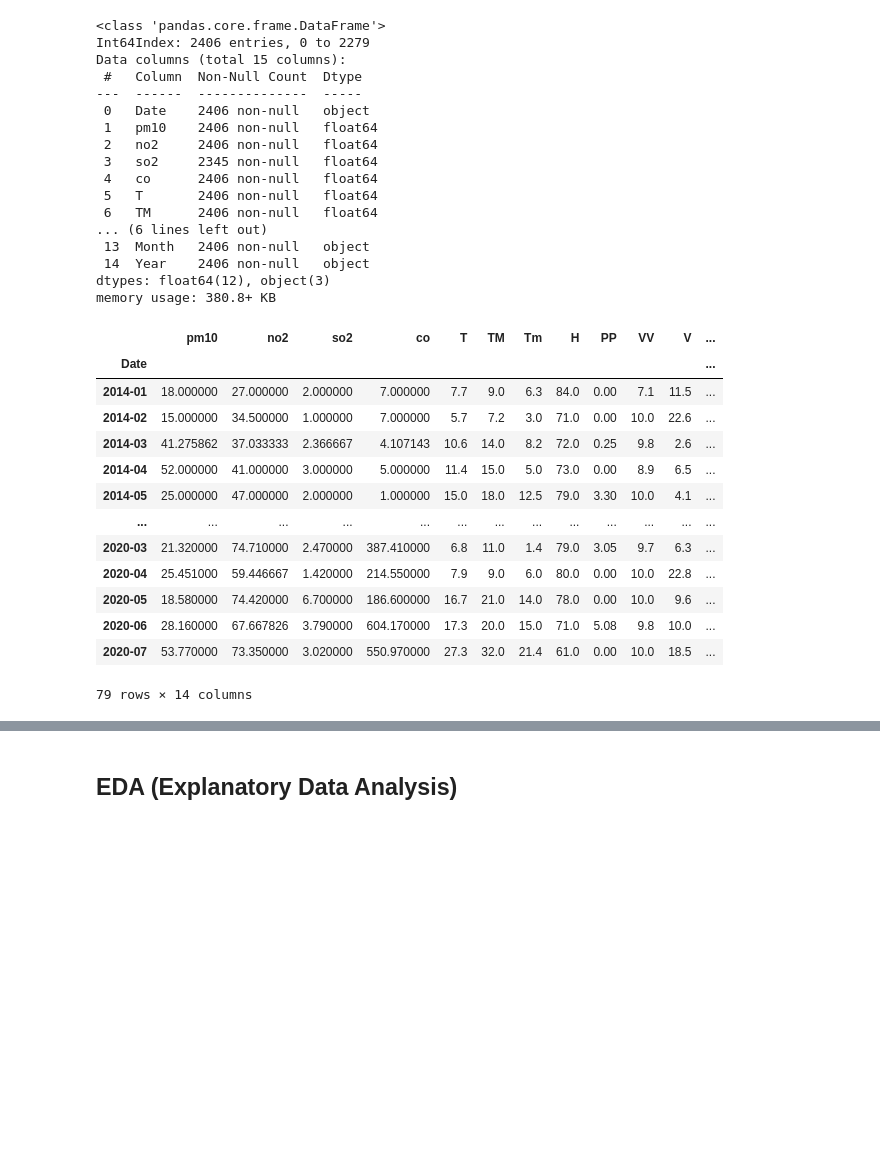
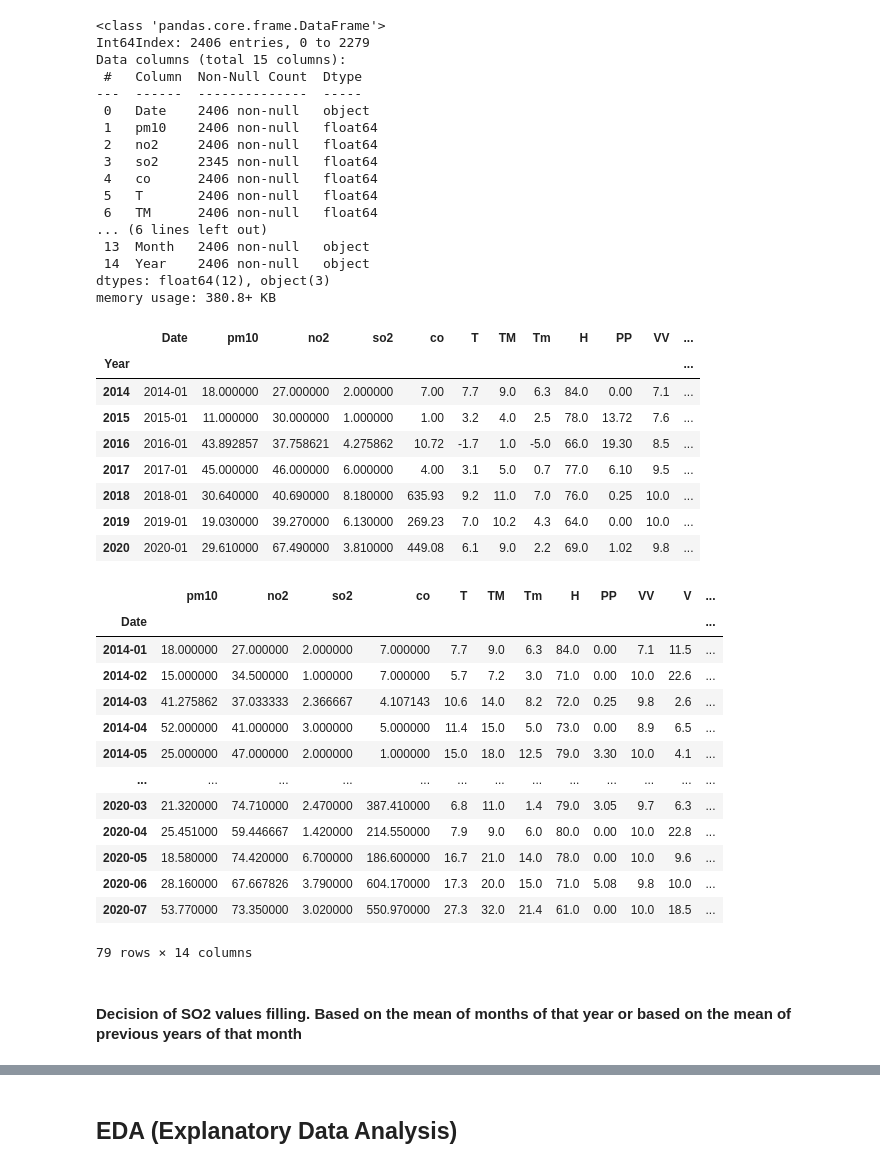
Before and after one commit to erolerdogan/AirQuality_in_Istanbul, a Jupyter notebook: AQI_in_Istanbul.ipynb, the cells around one changed output, grey strips where cells are left out. Saved outputs shown, nothing was run; the diff lists cells and outputs as text; code cells hidden in the pictures; blank space fills up the shorter version.

Commit message:
Combined_df visualizations (filtered by year/month/normal) have been added

```diff
--- a/AQI_in_Istanbul.ipynb
+++ b/AQI_in_Istanbul.ipynb
@@ -452,20 +451,34 @@ Data columns (total 15 columns):
 dtypes: float64(12), object(3)
 memory usage: 380.8+ KB
 # %%
-grouped_combined_df = combined_df.groupby(["Date"], sort=False)
-grouped_combined_df.first()
+month_grouped_combined_df = combined_df.groupby(["Date"], sort=False)
+year_grouped_combined_df = combined_df.groupby([combined_df.Year])
-# %% [output]
-|  | pm10 | no2 | so2 | co | T | TM | Tm | H | PP | VV | V | ... |
-| Date |  |  |  |  |  |  |  |  |  |  |  | ... |
-| 2014-01 | 18.000000 | 27.000000 | 2.000000 | 7.000000 | 7.7 | 9.0 | 6.3 | 84.0 | 0.00 | 7.1 | 11.5 | ... |
-| 2014-02 | 15.000000 | 34.500000 | 1.000000 | 7.000000 | 5.7 | 7.2 | 3.0 | 71.0 | 0.00 | 10.0 | 22.6 | ... |
-| 2014-03 | 41.275862 | 37.033333 | 2.366667 | 4.107143 | 10.6 | 14.0 | 8.2 | 72.0 | 0.25 | 9.8 | 2.6 | ... |
-| 2014-04 | 52.000000 | 41.000000 | 3.000000 | 5.000000 | 11.4 | 15.0 | 5.0 | 73.0 | 0.00 | 8.9 | 6.5 | ... |
-| 2014-05 | 25.000000 | 47.000000 | 2.000000 | 1.000000 | 15.0 | 18.0 | 12.5 | 79.0 | 3.30 | 10.0 | 4.1 | ... |
-| ... | ... | ... | ... | ... | ... | ... | ... | ... | ... | ... | ... | ... |
-| 2020-03 | 21.320000 | 74.710000 | 2.470000 | 387.410000 | 6.8 | 11.0 | 1.4 | 79.0 | 3.05 | 9.7 | 6.3 | ... |
-| 2020-04 | 25.451000 | 59.446667 | 1.420000 | 214.550000 | 7.9 | 9.0 | 6.0 | 80.0 | 0.00 | 10.0 | 22.8 | ... |
-| 2020-05 | 18.580000 | 74.420000 | 6.700000 | 186.600000 | 16.7 | 21.0 | 14.0 | 78.0 | 0.00 | 10.0 | 9.6 | ... |
-| 2020-06 | 28.160000 | 67.667826 | 3.790000 | 604.170000 | 17.3 | 20.0 | 15.0 | 71.0 | 5.08 | 9.8 | 10.0 | ... |
-| 2020-07 | 53.770000 | 73.350000 | 3.020000 | 550.970000 | 27.3 | 32.0 | 21.4 | 61.0 | 0.00 | 10.0 | 18.5 | ... |
-79 rows × 14 columns
+# %%
+year_grouped_combined_df.first()
+# %% [output]
+|  | Date | pm10 | no2 | so2 | co | T | TM | Tm | H | PP | VV | ... |
+| Year |  |  |  |  |  |  |  |  |  |  |  | ... |
+| 2014 | 2014-01 | 18.000000 | 27.000000 | 2.000000 | 7.00 | 7.7 | 9.0 | 6.3 | 84.0 | 0.00 | 7.1 | ... |
+| 2015 | 2015-01 | 11.000000 | 30.000000 | 1.000000 | 1.00 | 3.2 | 4.0 | 2.5 | 78.0 | 13.72 | 7.6 | ... |
+| 2016 | 2016-01 | 43.892857 | 37.758621 | 4.275862 | 10.72 | -1.7 | 1.0 | -5.0 | 66.0 | 19.30 | 8.5 | ... |
+| 2017 | 2017-01 | 45.000000 | 46.000000 | 6.000000 | 4.00 | 3.1 | 5.0 | 0.7 | 77.0 | 6.10 | 9.5 | ... |
+| 2018 | 2018-01 | 30.640000 | 40.690000 | 8.180000 | 635.93 | 9.2 | 11.0 | 7.0 | 76.0 | 0.25 | 10.0 | ... |
+| 2019 | 2019-01 | 19.030000 | 39.270000 | 6.130000 | 269.23 | 7.0 | 10.2 | 4.3 | 64.0 | 0.00 | 10.0 | ... |
+| 2020 | 2020-01 | 29.610000 | 67.490000 | 3.810000 | 449.08 | 6.1 | 9.0 | 2.2 | 69.0 | 1.02 | 9.8 | ... |
+# %%
+month_grouped_combined_df.first()
+# %% [output]
+|  | pm10 | no2 | so2 | co | T | TM | Tm | H | PP | VV | V | ... |
+| Date |  |  |  |  |  |  |  |  |  |  |  | ... |
+| 2014-01 | 18.000000 | 27.000000 | 2.000000 | 7.000000 | 7.7 | 9.0 | 6.3 | 84.0 | 0.00 | 7.1 | 11.5 | ... |
+| 2014-02 | 15.000000 | 34.500000 | 1.000000 | 7.000000 | 5.7 | 7.2 | 3.0 | 71.0 | 0.00 | 10.0 | 22.6 | ... |
+| 2014-03 | 41.275862 | 37.033333 | 2.366667 | 4.107143 | 10.6 | 14.0 | 8.2 | 72.0 | 0.25 | 9.8 | 2.6 | ... |
+| 2014-04 | 52.000000 | 41.000000 | 3.000000 | 5.000000 | 11.4 | 15.0 | 5.0 | 73.0 | 0.00 | 8.9 | 6.5 | ... |
+| 2014-05 | 25.000000 | 47.000000 | 2.000000 | 1.000000 | 15.0 | 18.0 | 12.5 | 79.0 | 3.30 | 10.0 | 4.1 | ... |
+| ... | ... | ... | ... | ... | ... | ... | ... | ... | ... | ... | ... | ... |
+| 2020-03 | 21.320000 | 74.710000 | 2.470000 | 387.410000 | 6.8 | 11.0 | 1.4 | 79.0 | 3.05 | 9.7 | 6.3 | ... |
+| 2020-04 | 25.451000 | 59.446667 | 1.420000 | 214.550000 | 7.9 | 9.0 | 6.0 | 80.0 | 0.00 | 10.0 | 22.8 | ... |
+| 2020-05 | 18.580000 | 74.420000 | 6.700000 | 186.600000 | 16.7 | 21.0 | 14.0 | 78.0 | 0.00 | 10.0 | 9.6 | ... |
+| 2020-06 | 28.160000 | 67.667826 | 3.790000 | 604.170000 | 17.3 | 20.0 | 15.0 | 71.0 | 5.08 | 9.8 | 10.0 | ... |
+| 2020-07 | 53.770000 | 73.350000 | 3.020000 | 550.970000 | 27.3 | 32.0 | 21.4 | 61.0 | 0.00 | 10.0 | 18.5 | ... |
+79 rows × 14 columns
@@ -471,0 +489,2 @@ grouped_combined_df.first()
+# %% [markdown]
+#### Decision of SO2 values filling. Based on the mean of months of that year or based on the mean of previous years of that month
```
Also changed, not shown: parts of 39 cells of this notebook.
